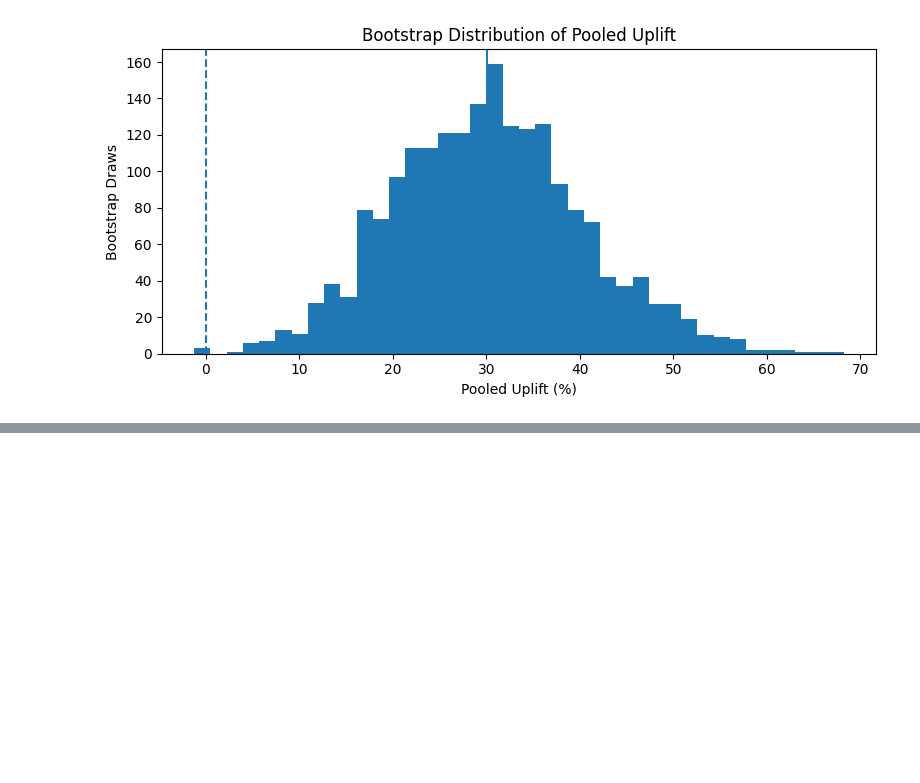
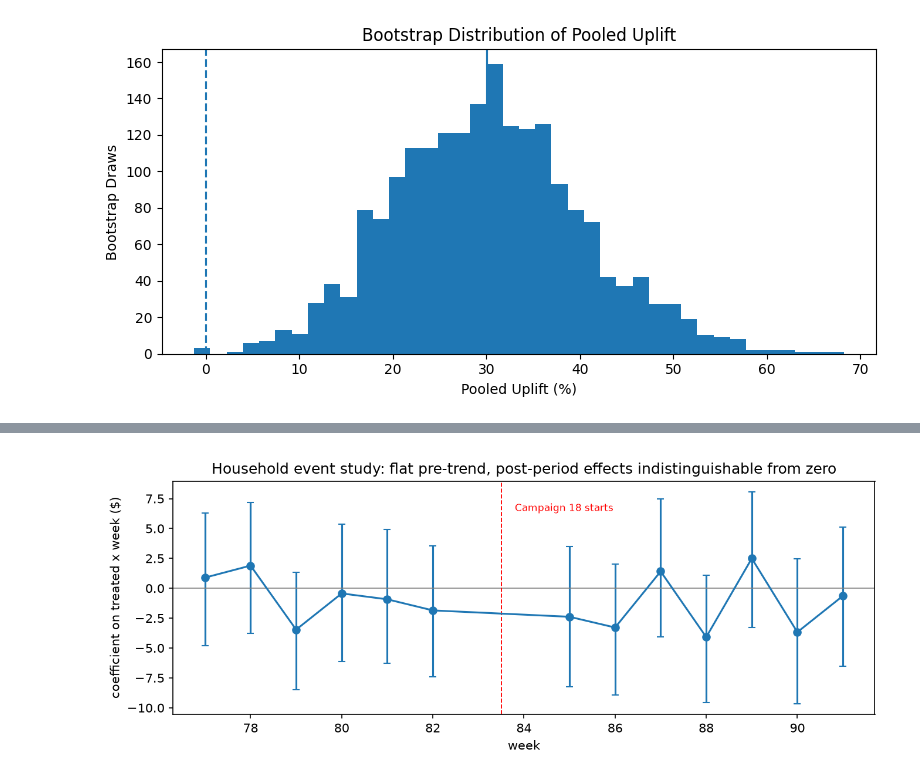
Before and after one commit to ashishkumar-ds/data-science-projects, a Jupyter notebook: dunnhumby-retail-performance-analysis/notebooks/store performance analysis.ipynb, the cells around one changed output, grey strips where cells are left out. Saved outputs shown, nothing was run; the diff lists cells and outputs as text; code cells hidden in the pictures; blank space fills up the shorter version.

```diff
--- a/dunnhumby-retail-performance-analysis/notebooks/store performance analysis.ipynb
+++ b/dunnhumby-retail-performance-analysis/notebooks/store performance analysis.ipynb
@@ -1975,0 +2098,81 @@ plt.show()
+# %%
+# Analysis A (cont.) - household-week panel: TWFE estimate + event study for parallel trends
+FULL_PRE, FULL_POST, REF_WEEK = list(range(77, 84)), list(range(85, 92)), 83  # week 84 straddles day 587
+wk_tx = win_tx.copy()
+wk_tx['WEEK'] = (wk_tx.DAY - 1) // 7 + 1
+panel = wk_tx[wk_tx.WEEK.isin(FULL_PRE + FULL_POST)].pivot_table(
+    index='household_key', columns='WEEK', values='SALES_VALUE', aggfunc='sum').fillna(0.0)
+panel = panel.reindex(columns=FULL_PRE + FULL_POST, fill_value=0.0)
+panel = panel.loc[[i in (treated_hh | control_pool_hh) for i in panel.index]]
+panel = panel.loc[(panel > 0).sum(axis=1) >= 4]
+Y = np.clip(panel.values.astype(float), None, np.percentile(panel.values, 99))  # winsorize p99
+tr_v = np.array([i in treated_hh for i in panel.index])
+po_v = np.array([w in FULL_POST for w in panel.columns])
+
+def surface(v1, v2):
+    return v1.astype(float)[:, None] * v2.astype(float)[None, :]
+
+def demean_twoway(y, tol=1e-12, max_iter=20000):
+    # two-way (unit + time) demeaning via alternating projections; matches dummy-OLS exactly
+    a = np.zeros(y.shape[0]); b = np.zeros(y.shape[1]); r = y - y.mean()
+    for _ in range(max_iter):
+        b += r.mean(axis=0); r -= b[None, :]
+        a += r.mean(axis=1); r -= a[:, None]
+        if max(np.abs(r.mean(0)).max(), np.abs(r.mean(1)).max()) < tol:
+            break
+    return r
+
+def att_twfe(Ym, trm, pm):
+    yd = demean_twoway(Ym.copy())
+    xd = demean_twoway(surface(trm, pm))
+    return float((xd * yd).sum() / (xd ** 2).sum())
+
+rng = np.random.default_rng(42)
+B_BOOT = 999
+att_hat = att_twfe(Y, tr_v, po_v)
+boot = np.empty(B_BOOT)
+for k in range(B_BOOT):
+    ix = rng.integers(0, len(panel), len(panel))
+    boot[k] = att_twfe(Y[ix], tr_v[ix], po_v)
+ci_lo, ci_hi = np.percentile(boot, [2.5, 97.5])
+p_boot = 2 * min((boot <= 0).mean(), (boot >= 0).mean())
+print(f'A4 TWFE weekly panel: n={len(panel):,} households ({tr_v.sum()} treated)')
+print(f'ATT = ${att_hat:+.2f} per household-week, 95% HH-bootstrap CI [{ci_lo:+.2f}, {ci_hi:+.2f}], '
+      f'boot-p={p_boot:.3f}')
+
+# event study by week (reference = last full pre-campaign week)
+es_weeks = np.array([w for w in FULL_PRE + FULL_POST if w != REF_WEEK])
+K_ES = len(es_weeks)
+
+def es_coefs(Ym, trm):
+    cols = []
+    for w in es_weeks:
+        xk = trm[:, None] * ((np.array(FULL_PRE + FULL_POST) == w).astype(float))[None, :]
+        cols.append(demean_twoway(xk))
+    xd = np.stack(cols, axis=-1).reshape(-1, K_ES)
+    yd = demean_twoway(Ym.copy()).reshape(-1, 1)
+    coef, *_ = np.linalg.lstsq(xd, yd, rcond=None)
+    return coef.ravel()
+
+point_es = es_coefs(Y, tr_v)
+es_boot = np.empty((B_BOOT, K_ES))
+for k in range(B_BOOT):
+    ix = rng.integers(0, len(panel), len(panel))
+    es_boot[k] = es_coefs(Y[ix], tr_v[ix])
+es_lo, es_hi = np.percentile(es_boot, [2.5, 97.5], axis=0)
+pre_j = [j for j, w in enumerate(es_weeks) if w in FULL_PRE]
+placebo = np.abs(es_boot[:, pre_j]).max(axis=1)
+observed = np.abs(point_es[pre_j]).max()
+print(f'parallel-trends placebo test: p={np.mean(placebo >= observed):.3f} '
+      f'(no differential pre-trend between treated and controls)')
+
+plt.figure(figsize=(9, 3.6))
+plt.errorbar(es_weeks, point_es, yerr=[point_es - es_lo, es_hi - point_es],
+             fmt='o-', capsize=3, color='#1f77b4')
+plt.axhline(0, color='grey', lw=0.8)
+plt.axvline(REF_WEEK + 0.5, color='red', ls='--', lw=0.9)
+plt.text(REF_WEEK + 0.8, es_hi.max() * 0.8, 'Campaign 18 starts', color='red', fontsize=8)
+plt.xlabel('week'); plt.ylabel('coefficient on treated x week ($)')
+plt.title('Household event study: flat pre-trend, post-period effects indistinguishable from zero')
+plt.tight_layout(); plt.savefig('did_household_event_study.png', dpi=150); plt.show()
+# %% [output]
@@ -1975,0 +2182 @@ plt.show()
+[figure, added]
```
Also changed, not shown: parts of 6 cells of this notebook, 4 other files.
